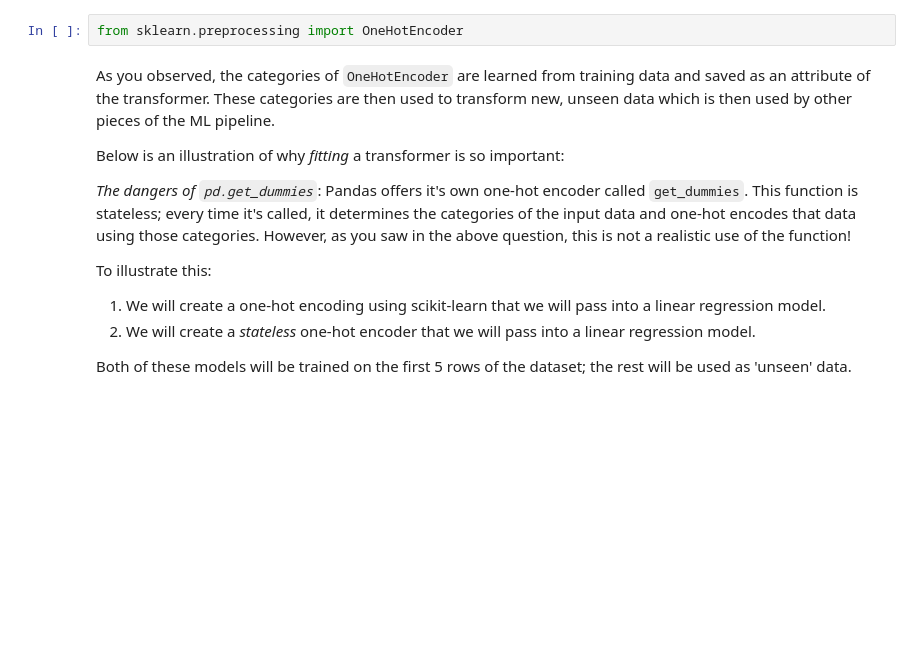
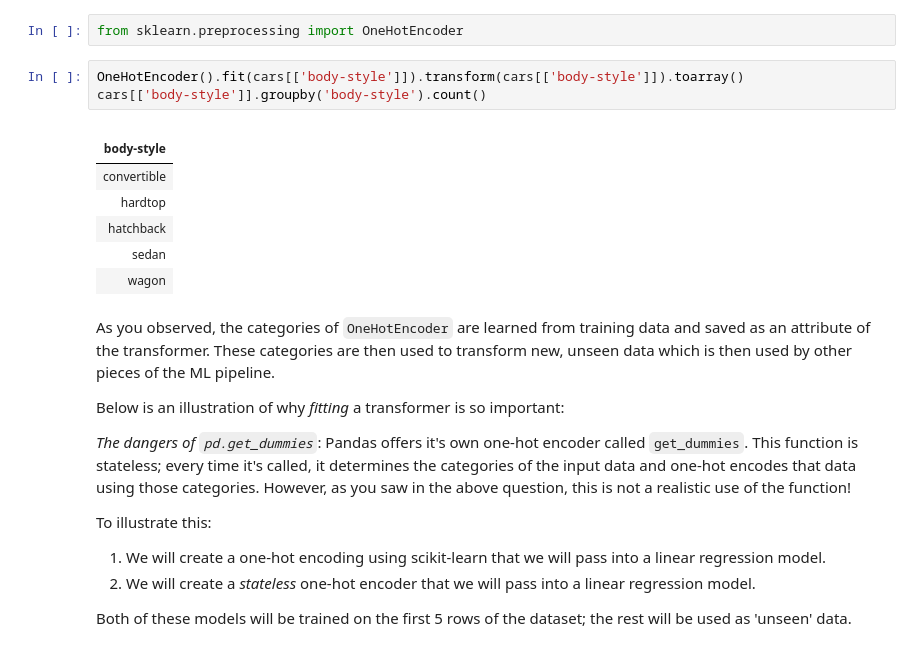
Before and after one commit to harbor-s/dsc80-sp20, a Jupyter notebook: discussions/09/Discussion 09.ipynb, the cells around one changed output. Cells and saved outputs as stored; diff of their text form; blank space fills up the shorter version.

```diff
--- a/discussions/09/Discussion 09.ipynb
+++ b/discussions/09/Discussion 09.ipynb
@@ -43,6 +82,17 @@ Most transformers you will use will require being *fit to training data* before
 1. Fit a `OneHotEncoder` on the *first 5 rows* of the `body-style` column. Use this 'training data' to one-hot-encode the `body-style` in rest of the dataset. Why does it throw an exception? Look at the documentation -- what is the relevant parameter to avoid this? What are the implications of setting this parameter? What is the dimension of the output?
 # %%
 from sklearn.preprocessing import OneHotEncoder
+# %%
+OneHotEncoder().fit(cars[['body-style']]).transform(cars[['body-style']]).toarray()
+cars[['body-style']].groupby('body-style').count()
+# %% [output]
+|  |
+| body-style |
+| convertible |
+| hardtop |
+| hatchback |
+| sedan |
+| wagon |
 # %% [markdown]
 As you observed, the categories of `OneHotEncoder` are learned from training data and saved as an attribute of the transformer. These categories are then used to transform new, unseen data which is then used by other pieces of the ML pipeline.
 
```
Also changed, not shown: parts of 11 cells of this notebook, 1 other file.
